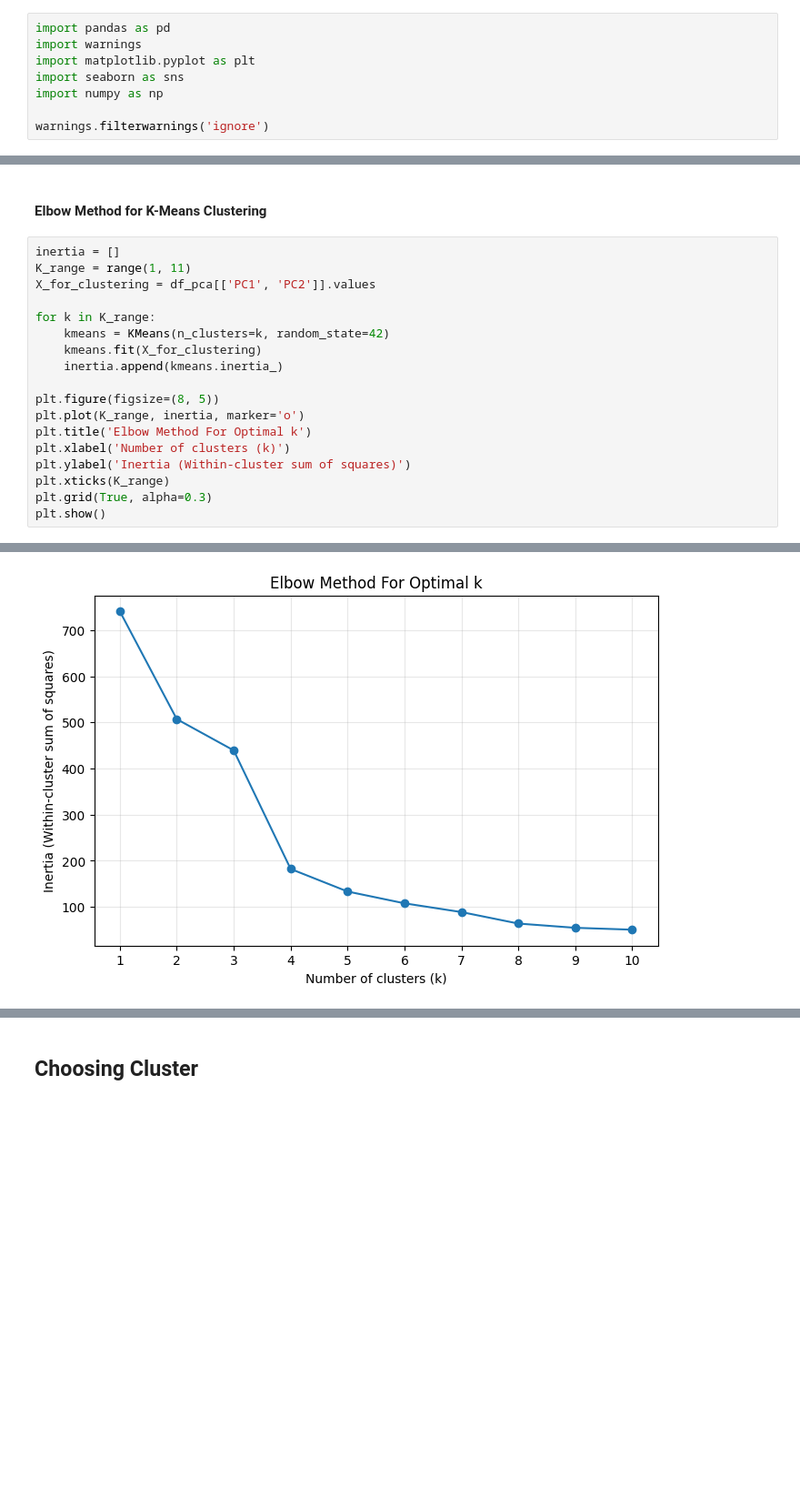
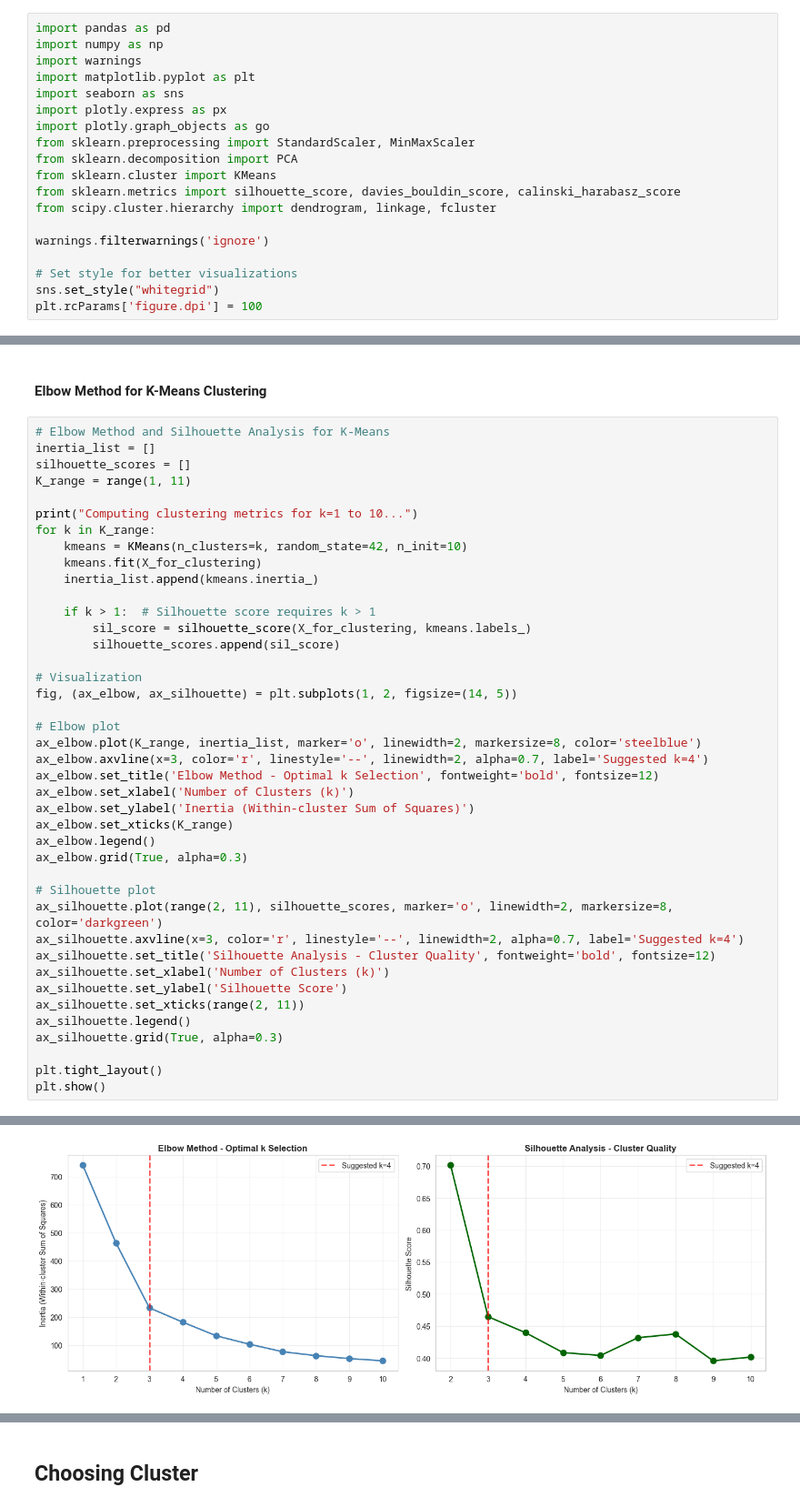
Before and after one commit to makokuzii/Produisez-une-etude-de-marche, a Jupyter notebook: acp_et_clustering.ipynb, the cells around one changed output, grey strips where cells are left out. Shown at 91% size. Saved outputs shown, nothing was run; the diff lists cells and outputs as text; blank space fills up the shorter version.

```diff
--- a/acp_et_clustering.ipynb
+++ b/acp_et_clustering.ipynb
@@ -2,12 +2,23 @@
 ## Import libraries
 # %%
 import pandas as pd
+import numpy as np
 import warnings
 import matplotlib.pyplot as plt
 import seaborn as sns
-import numpy as np
+import plotly.express as px
+import plotly.graph_objects as go
+from sklearn.preprocessing import StandardScaler, MinMaxScaler
+from sklearn.decomposition import PCA
+from sklearn.cluster import KMeans
+from sklearn.metrics import silhouette_score, davies_bouldin_score, calinski_harabasz_score
+from scipy.cluster.hierarchy import dendrogram, linkage, fcluster
 
 warnings.filterwarnings('ignore')
+
+# Set style for better visualizations
+sns.set_style("whitegrid")
+plt.rcParams['figure.dpi'] = 100
 # %%
 df = pd.read_csv('data/cleaned_chicken_market_study_data.csv', sep=',')
 df.head()
@@ -557,21 +465,44 @@ The Silhouette score for the dendogram showing that k=3 is the optimal number of
 # %% [markdown]
 #### Elbow Method for K-Means Clustering
 # %%
-inertia = []
+# Elbow Method and Silhouette Analysis for K-Means
+inertia_list = []
+silhouette_scores = []
 K_range = range(1, 11)
-X_for_clustering = df_pca[['PC1', 'PC2']].values
 
+print("Computing clustering metrics for k=1 to 10...")
 for k in K_range:
-    kmeans = KMeans(n_clusters=k, random_state=42)
+    kmeans = KMeans(n_clusters=k, random_state=42, n_init=10)
     kmeans.fit(X_for_clustering)
-    inertia.append(kmeans.inertia_)
+    inertia_list.append(kmeans.inertia_)
 
-plt.figure(figsize=(8, 5))
-plt.plot(K_range, inertia, marker='o')
-plt.title('Elbow Method For Optimal k')
-plt.xlabel('Number of clusters (k)')
-plt.ylabel('Inertia (Within-cluster sum of squares)')
-plt.xticks(K_range)
-plt.grid(True, alpha=0.3)
+    if k > 1:  # Silhouette score requires k > 1
+        sil_score = silhouette_score(X_for_clustering, kmeans.labels_)
+        silhouette_scores.append(sil_score)
+
+# Visualization
+fig, (ax_elbow, ax_silhouette) = plt.subplots(1, 2, figsize=(14, 5))
+
+# Elbow plot
+ax_elbow.plot(K_range, inertia_list, marker='o', linewidth=2, markersize=8, color='steelblue')
+ax_elbow.axvline(x=3, color='r', linestyle='--', linewidth=2, alpha=0.7, label='Suggested k=4')
+ax_elbow.set_title('Elbow Method - Optimal k Selection', fontweight='bold', fontsize=12)
+ax_elbow.set_xlabel('Number of Clusters (k)')
+ax_elbow.set_ylabel('Inertia (Within-cluster Sum of Squares)')
+ax_elbow.set_xticks(K_range)
+ax_elbow.legend()
+ax_elbow.grid(True, alpha=0.3)
+
+# Silhouette plot
+ax_silhouette.plot(range(2, 11), silhouette_scores, marker='o', linewidth=2, markersize=8, color='darkgreen')
+ax_silhouette.axvline(x=3, color='r', linestyle='--', linewidth=2, alpha=0.7, label='Suggested k=4')
+ax_silhouette.set_title('Silhouette Analysis - Cluster Quality', fontweight='bold', fontsize=12)
+ax_silhouette.set_xlabel('Number of Clusters (k)')
+ax_silhouette.set_ylabel('Silhouette Score')
+ax_silhouette.set_xticks(range(2, 11))
+ax_silhouette.legend()
+ax_silhouette.grid(True, alpha=0.3)
+
+plt.tight_layout()
 plt.show()
 # %% [output]
@@ -578,2 +510,2 @@ plt.show()
-[figure, old version]
+[figure, new version]
 # %% [markdown]
```
Also changed, not shown: parts of 30 cells of this notebook, 1 other file.
